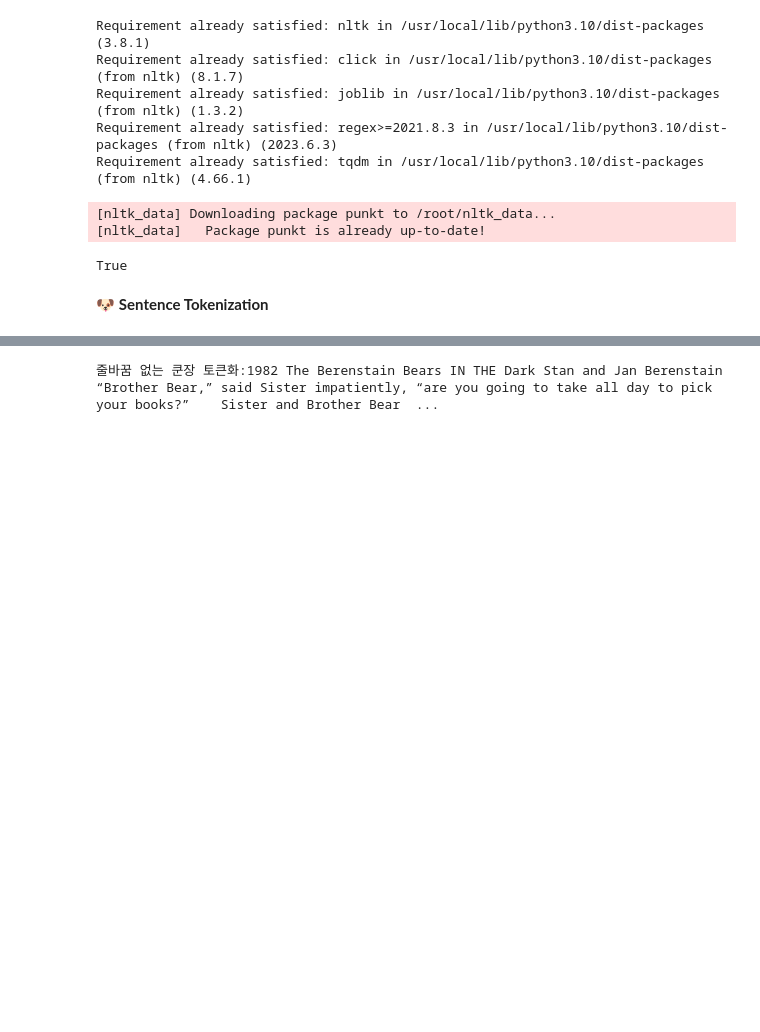
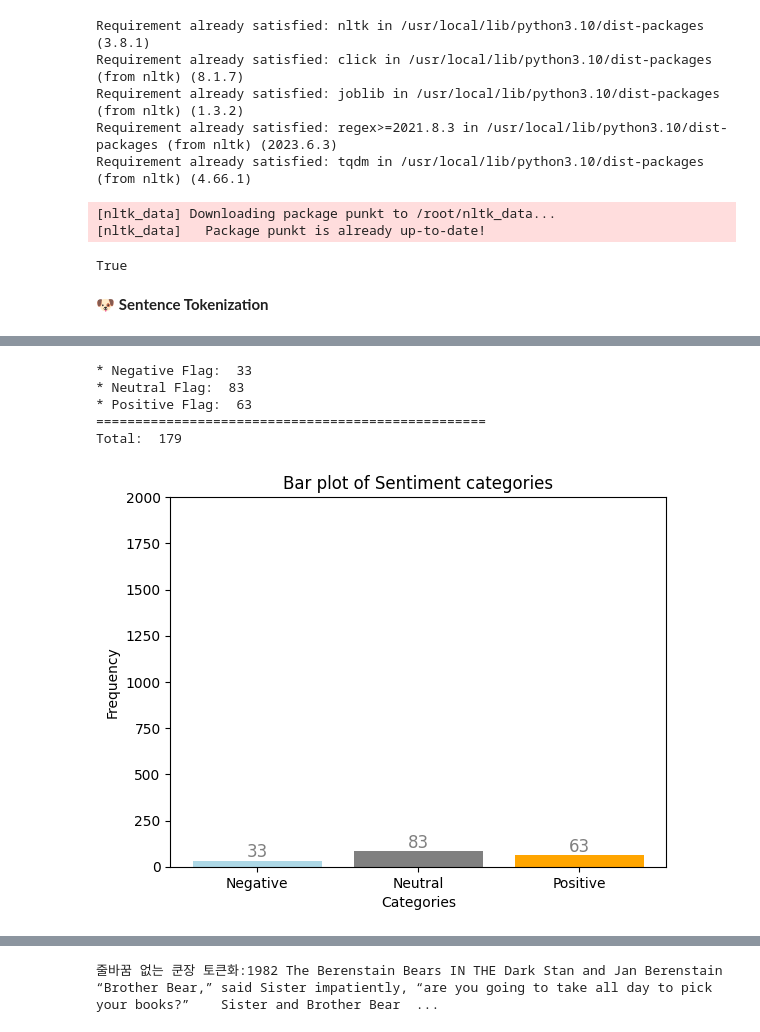
Before and after one commit to ms624atyale/Python_Basics, a Jupyter notebook: 34_SentimentAnalysisip_BerenstainBearsynb_inProgress.ipynb, the cells around one changed output, grey strips where cells are left out. Saved outputs shown, nothing was run; the diff lists cells and outputs as text; code cells hidden in the pictures; blank space fills up the shorter version.

```diff
--- a/34_SentimentAnalysisip_BerenstainBearsynb_inProgress.ipynb
+++ b/34_SentimentAnalysisip_BerenstainBearsynb_inProgress.ipynb
@@ -7,7 +7,7 @@ response = urllib.request.urlopen(url)
 content= response.read().decode('utf-8')
 print(content)
 # %%
-file=open('/content/sample_data/BerenstainBears_Text_01SEP23.txt','rt')
+file=open('/content/sample_data/TheBerenstainBears.csv','rt')
 
 txt = file.read()
 print(txt)
@@ -55,0 +400,62 @@ print('문장 토큰화: %s' %sentence)
+# %%
+#[1] 감정분석 결과 막대그래프 (부정, 중립, 긍정)
+
+print('* Negative Flag: ', dfsentiment['NegFlag'].sum())
+print('* Neutral Flag: ', dfsentiment['NeuFlag'].sum())
+print('* Positive Flag: ', dfsentiment['PosFlag'].sum())
+print("="*50)
+print('Total: ',dfsentiment['PosFlag'].sum()+dfsentiment['NeuFlag'].sum()+dfsentiment['NegFlag'].sum())
+
+
+import numpy as np
+import matplotlib.pyplot as plt
+
+Negative = int(dfsentiment['NegFlag'].sum())
+Neutral = int(dfsentiment['NeuFlag'].sum())
+Positive = int(dfsentiment['PosFlag'].sum())
+
+# Your three integer frequencies
+freqs = [Negative, Neutral, Positive]
+# freqs = [18385, 33544, 19055]
+
+# Create labels for the bars
+labels = ['Negative', 'Neutral', 'Positive']
+
+# Create x coordinates for the bars
+x = np.arange(len(labels))
+
+# Generate the bar plot
+plt.bar(x, freqs)
+
+
+# Specify the colors for each category
+colors = ['lightblue', 'gray', 'orange']
+
+# Generate the bar plot with custom colors
+
+bars = plt.bar(x, freqs, color=colors)
+# Add labels to the x-axis
+plt.xticks(x, labels)
+
+# Set axis labels
+plt.xlabel('Categories')
+plt.ylabel('Frequency')
+
+# Set a title for the plot
+plt.title('Bar plot of Sentiment categories')
+plt.ylim(0, 2000)
+# Add the frequency text within each bar
+for bar, freq in zip(bars, freqs):
+    plt.text(bar.get_x() + bar.get_width() / 2, bar.get_height() - 2, str(freq),
+             ha='center', va='bottom', fontsize=12, color='gray')
+
+
+# Display the plot
+plt.show()
+# %% [output]
+* Negative Flag:  33
+* Neutral Flag:  83
+* Positive Flag:  63
+==================================================
+Total:  179
+[figure, added]
```
Also changed, not shown: parts of 23 cells of this notebook.
